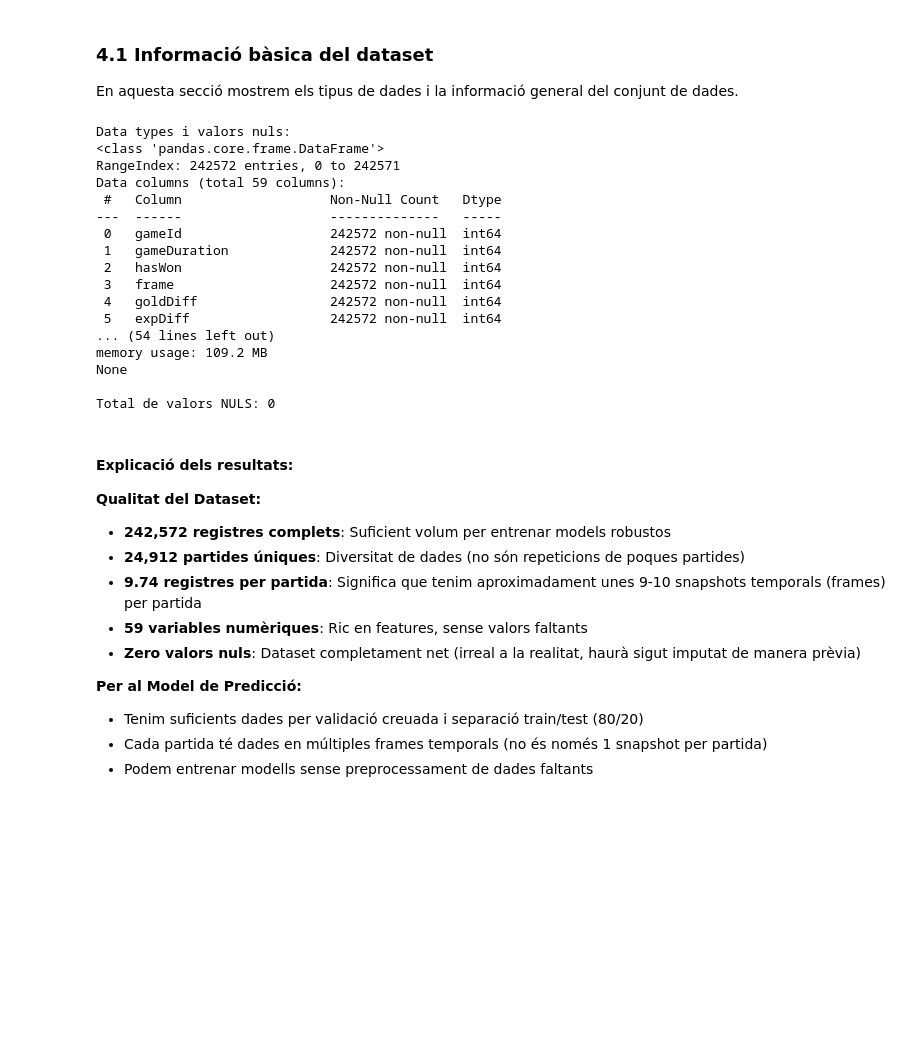
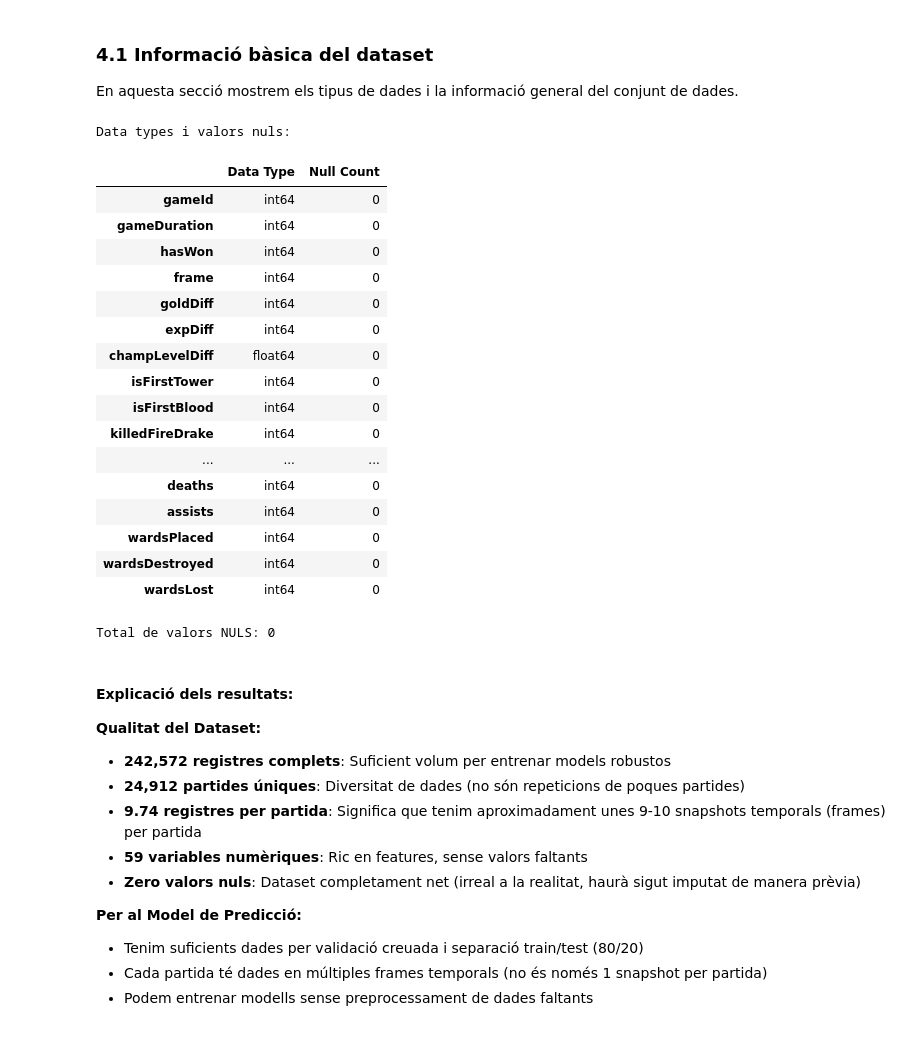
Before and after one commit to NIU1634990/kaggle_lol, a Jupyter notebook: kaggle.ipynb, the cells around one changed output. Saved outputs shown, nothing was run; the diff lists cells and outputs as text; code cells hidden in the pictures; blank space fills up the shorter version.

```diff
--- a/kaggle.ipynb
+++ b/kaggle.ipynb
@@ -85,27 +86,44 @@ En aquesta secció mostrem els tipus de dades i la informació general del conju
 # %%
 # Visualitzar informació bàsica del dataset
 print("Data types i valors nuls:")
-print(df.info(), "\n")
 
-print("Total de valors NULS:", df.isna().sum().sum())
+info_table = pd.DataFrame({
+    'Data Type': df.dtypes,
+    'Null Count': df.isna().sum()
+})
+
+from IPython.display import HTML, display
+
+# Construïm el HTML amb un contenidor scrollable (vertical i horitzontal)
+html = f"""
+<div style="max-height:300px; overflow-y:auto; overflow-x:auto; border:1px solid #ccc; padding:6px;">
+  {info_table.to_html(index=True)}
+</div>
+"""
+
+display(HTML(html))
+
+print("\nTotal de valors NULS:", df.isna().sum().sum())
 # %% [output]
 Data types i valors nuls:
-<class 'pandas.core.frame.DataFrame'>
-RangeIndex: 242572 entries, 0 to 242571
-Data columns (total 59 columns):
- #   Column                   Non-Null Count   Dtype
----  ------                   --------------   -----
- 0   gameId                   242572 non-null  int64
- 1   gameDuration             242572 non-null  int64
- 2   hasWon                   242572 non-null  int64
- 3   frame                    242572 non-null  int64
- 4   goldDiff                 242572 non-null  int64
- 5   expDiff                  242572 non-null  int64
-... (54 lines left out)
-memory usage: 109.2 MB
-None
-
-Total de valors NULS: 0
+|  | Data Type | Null Count |
+| gameId | int64 | 0 |
+| gameDuration | int64 | 0 |
+| hasWon | int64 | 0 |
+| frame | int64 | 0 |
+| goldDiff | int64 | 0 |
+| expDiff | int64 | 0 |
+| champLevelDiff | float64 | 0 |
+| isFirstTower | int64 | 0 |
+| isFirstBlood | int64 | 0 |
+| killedFireDrake | int64 | 0 |
+| ... | ... | ... |
+| deaths | int64 | 0 |
+| assists | int64 | 0 |
+| wardsPlaced | int64 | 0 |
+| wardsDestroyed | int64 | 0 |
+| wardsLost | int64 | 0 |
+Total de valors NULS: 0
 # %% [markdown]
 #### Explicació dels resultats:
 **Qualitat del Dataset:**
```
Also changed, not shown: parts of 8 cells of this notebook.
